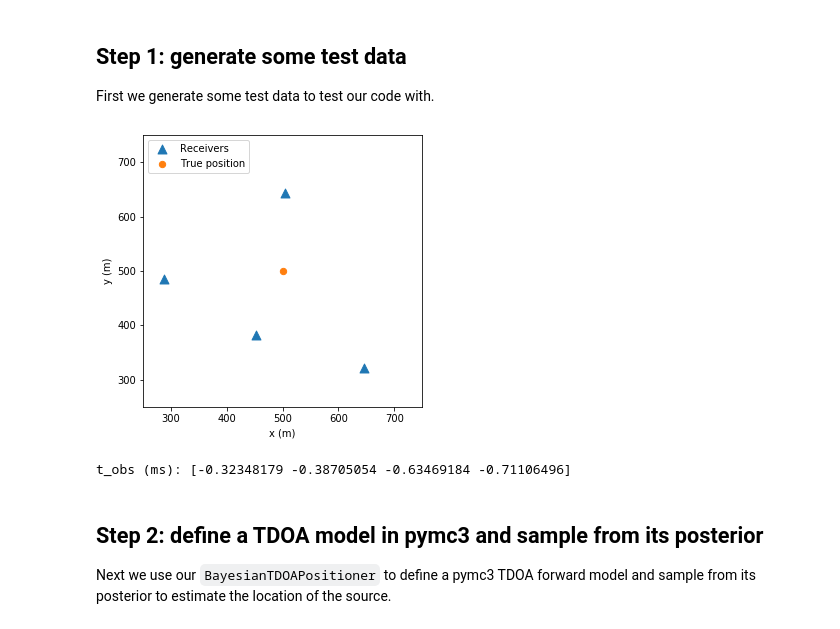
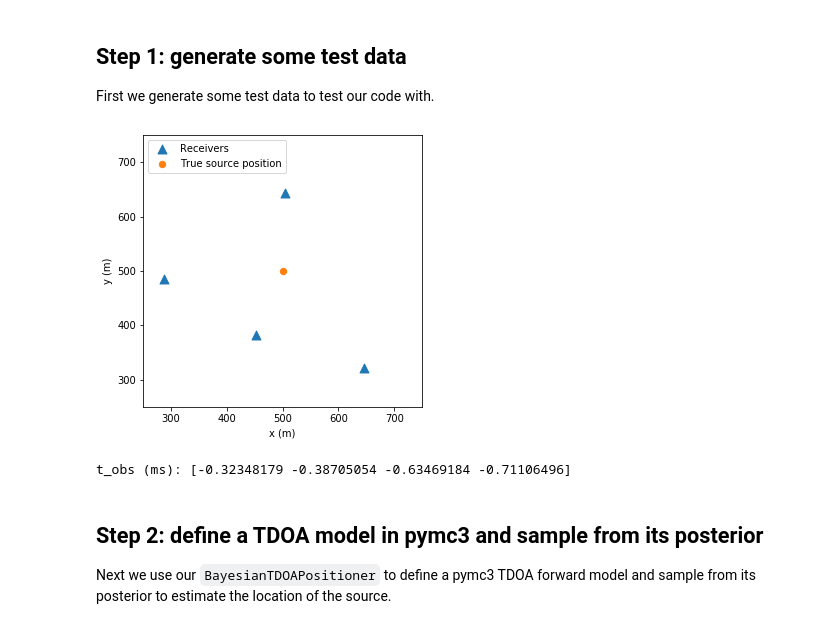
Before and after one commit to benmoseley/bayesian-time-difference-of-arrival-positioning, a Jupyter notebook: Bayesian time-difference-of-arrival positioning with pymc3.ipynb, the cells around one changed output. Drawn from its saved outputs; the diff is of its cells as text; code cells hidden in the pictures.

```diff
--- a/Bayesian time-difference-of-arrival positioning with pymc3.ipynb
+++ b/Bayesian time-difference-of-arrival positioning with pymc3.ipynb
@@ -18,32 +18,32 @@ First we generate some test data to test our code with.
 # %%
 # generate some test data
 N_STATIONS = 4
 
 np.random.seed(1)
 stations = np.random.randint(250,750, size=(N_STATIONS,2))# station positions (m)
 x_true = np.array([500,500])# true source position (m)
 v_true = 346.# speed of sound (m/s)
 t1_true = 0.5*(np.sqrt(2)*500/346)# can be any constant, as long as it is within the uniform distribution prior on t1
 d_true = np.linalg.norm(stations-x_true, axis=1)
 t0_true = d_true/v_true# true time of flight values
 t_obs = t0_true-t1_true# time difference of arrival values
 np.random.seed(1)
 t_obs = t_obs+0.05*np.random.randn(*t_obs.shape)# noisy observations
 
 
 plt.figure(figsize=(5,5))
 plt.scatter(stations[:,0], stations[:,1], marker="^", s=80, label="Receivers")
-plt.scatter(x_true[0], x_true[1], s=40, label="True position")
+plt.scatter(x_true[0], x_true[1], s=40, label="True source position")
 plt.legend(loc=2)
 plt.xlim(250, 750)
 plt.ylim(250, 750)
 plt.xlabel("x (m)")
 plt.ylabel("y (m)")
 plt.show()
 
 print("t_obs (ms):", t_obs)
 # %% [output]
-[figure, old version]
+[figure, new version]
 t_obs (ms): [-0.32348179 -0.38705054 -0.63469184 -0.71106496]
 # %% [markdown]
 ## Step 2: define a TDOA model in pymc3 and sample from its posterior
```
Also changed, not shown: parts of 1 cell of this notebook, 2 other files.
